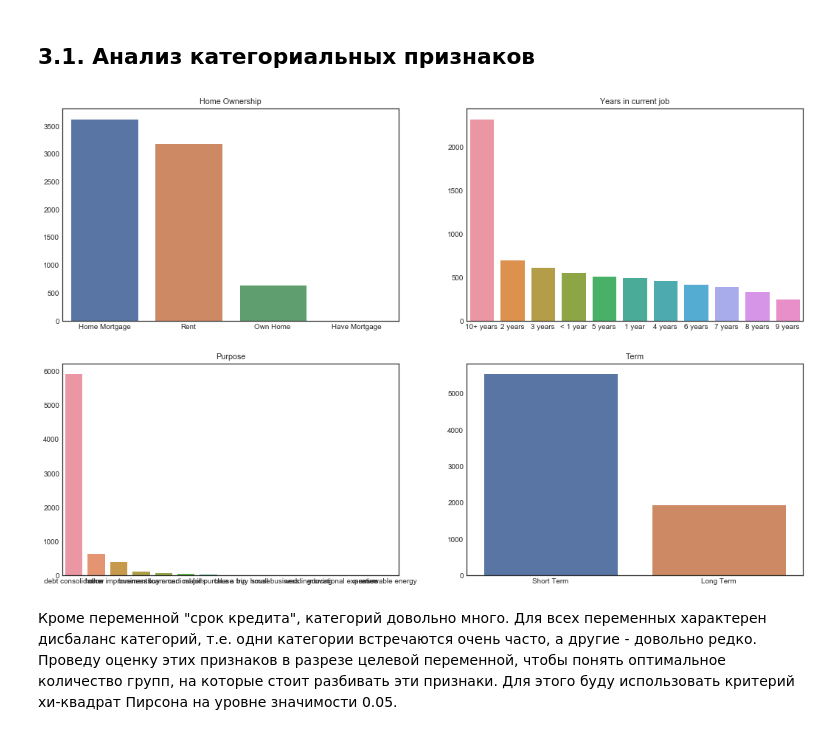
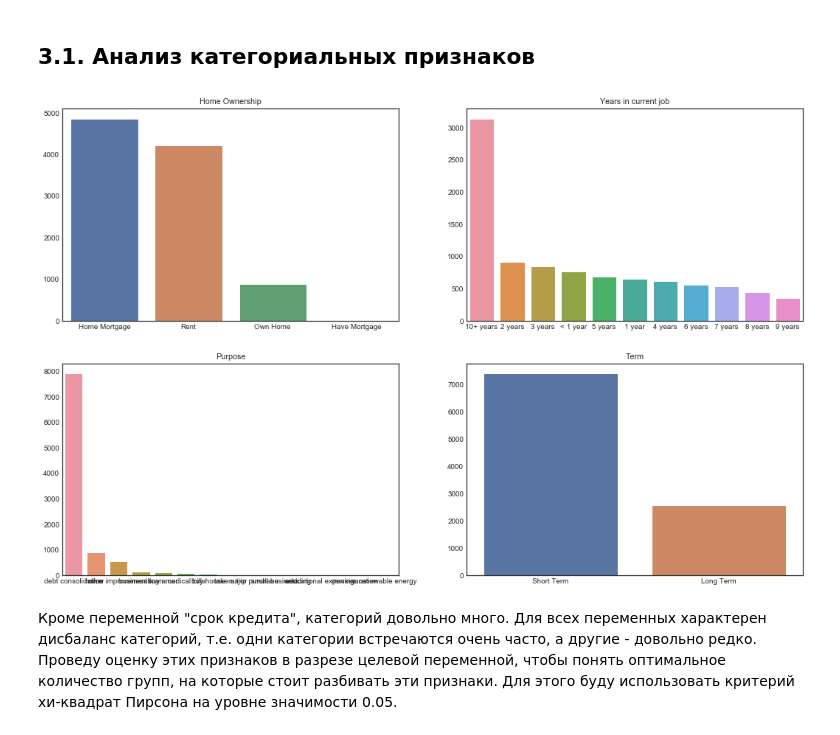
Before and after one commit to doksketch/to-give-or-not-to-give, a Jupyter notebook: credit_scoring.ipynb, the cells around one changed output. Saved outputs shown, nothing was run; the diff lists cells and outputs as text; code cells hidden in the pictures.

```diff
--- a/credit_scoring.ipynb
+++ b/credit_scoring.ipynb
@@ -19,7 +84,7 @@ warnings.simplefilter('ignore')
 # %% [markdown]
 Список категориальных переменных.
 # %%
-cat_features = [col for col in train_df.columns if train_df[col].dtype == 'object']
+cat_features = [col for col in train_df.columns if df[col].dtype == 'object']
 # %% [markdown]
 Список непрерывных переменных.
 # %%
@@ -188,9 +244,9 @@ memory usage: 996.2+ KB
 # %% [markdown]
 ## 3.1. Анализ категориальных признаков
 # %%
-estimate_frequency_plot(train_df, cat_features, 0.9, (18,18), 'seaborn-white')
+estimate_frequency_plot(df, cat_features, 0.9, (18,18), 'seaborn-white')
 # %% [output]
-[figure, old version]
+[figure, new version]
 # %% [markdown]
 Кроме переменной "срок кредита", категорий довольно много. Для всех переменных характерен дисбаланс категорий,
 т.е. одни категории встречаются очень часто, а другие - довольно редко. Проведу оценку этих признаков в разрезе целевой переменной, чтобы понять оптимальное количество групп, на которые стоит разбивать эти признаки. Для этого буду использовать
```
Also changed, not shown: parts of 77 cells of this notebook.
